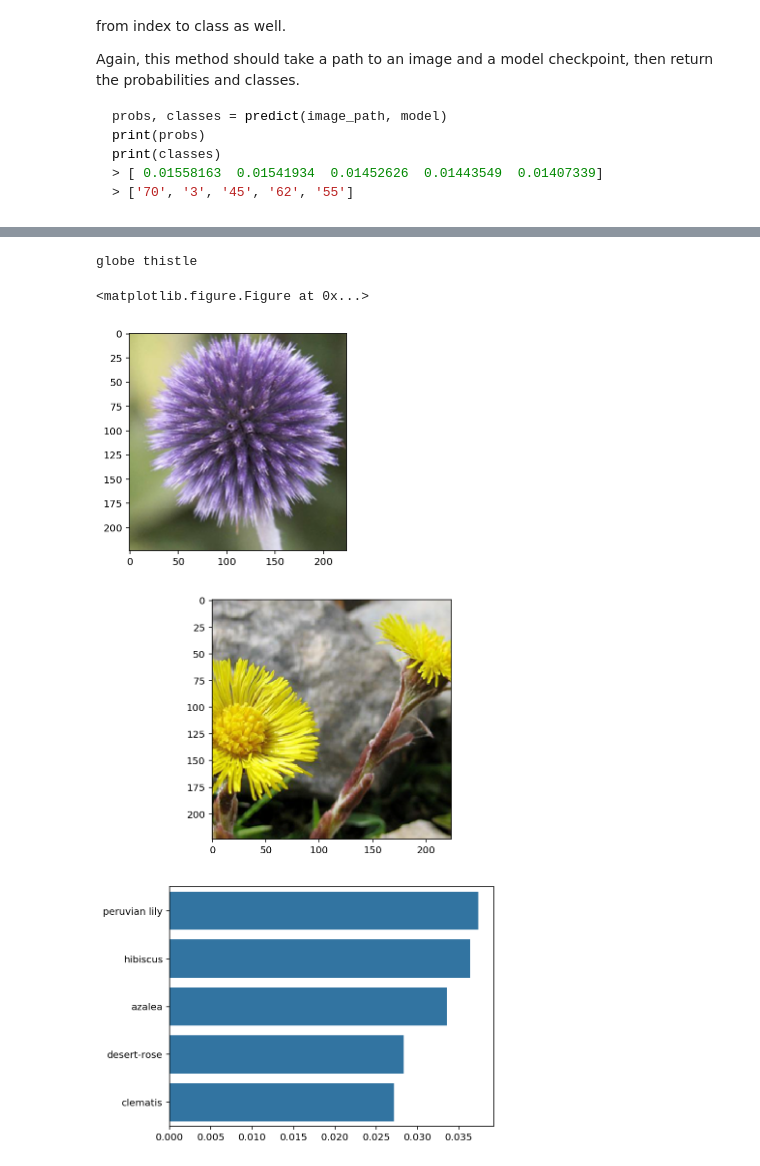
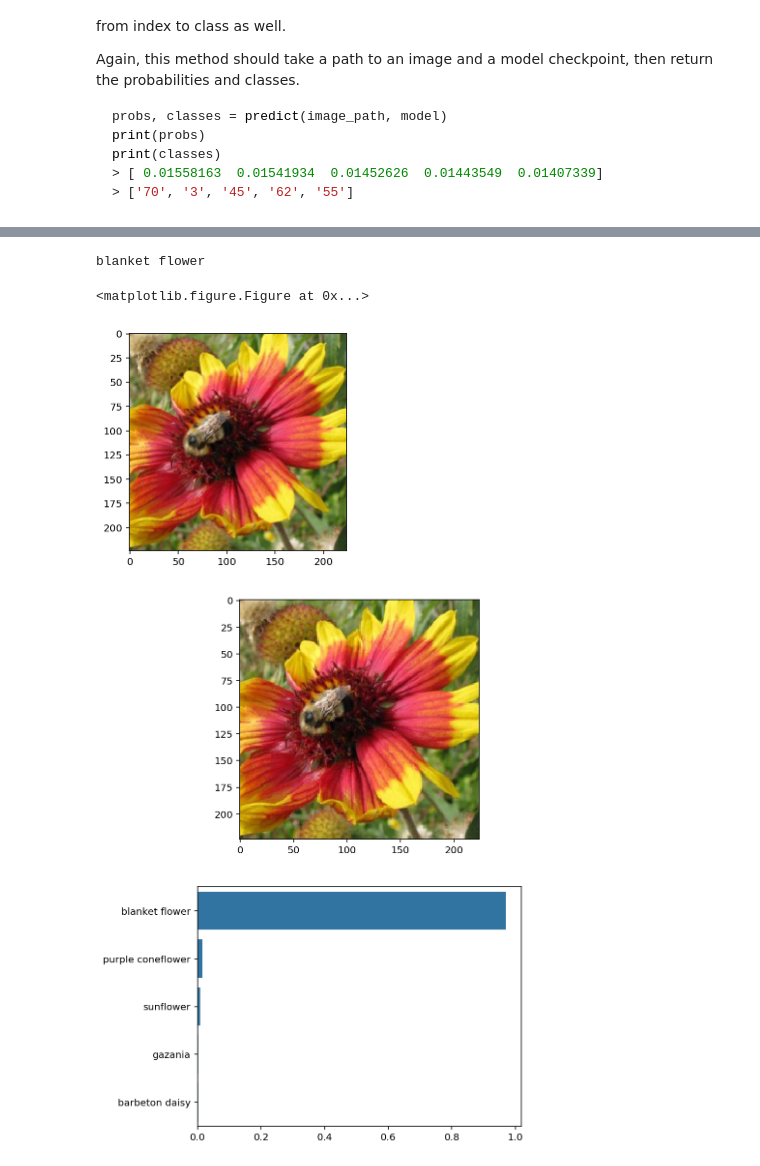
Before and after one commit to yueureka/UdacityDataScienceCourse, a Jupyter notebook: Image Classifier Project_Update2_18_2019.ipynb, the cells around one changed output, grey strips where cells are left out. Drawn from its saved outputs; the diff is of its cells as text; code cells hidden in the pictures.

Commit message:
Add files via upload
Add model.eval() before predict function,

````diff
--- a/Image Classifier Project_Update2_18_2019.ipynb
+++ b/Image Classifier Project_Update2_18_2019.ipynb
@@ -588,20 +624,25 @@ print(classes)
 > [ 0.01558163  0.01541934  0.01452626  0.01443549  0.01407339]
 > ['70', '3', '45', '62', '55']
 ```
+# %%
+image_path = 'flowers/test/1/image_06743.jpg'
+my_img = Image.open(image_path)
+#imshow(my_img)
+crop_image = process_image(my_img)
+test_img = torch.from_numpy(crop_image).type(torch.FloatTensor)
+test_img.unsqueeze_(0)
+#test_img = test_img.to('cuda')
+model=model.to('cuda')
 # %%
-image_path = 'flowers/test/1/image_06743.jpg'
-my_img = Image.open(image_path)
-#imshow(my_img)
-crop_image = process_image(my_img)
-test_img = torch.from_numpy(crop_image).type(torch.FloatTensor)
-test_img.unsqueeze_(0)
+result = model.forward(test_img.cuda())
+prob = torch.exp(result)
 
-result = model.forward(test_img)
-prob = torch.exp(result)
-print(prob)
 top_value, top_index = prob.topk(5)
-top_value = top_value.detach().numpy().tolist()[0]
-top_index = top_index.detach().numpy().tolist()[0]
+print(top_value)
+top_value = top_value.cpu().detach().numpy().tolist()[0]
+top_index = top_index.cpu().detach().numpy().tolist()[0]
+#top_value = top_value.detach().numpy().tolist()[0]
+#top_index = top_index.detach().numpy().tolist()[0]
 print("index:", top_index)
 print("Value:", top_value)
 idx_to_class = {val: key for key, val in model.class_to_idx.items()}
@@ -656,6 +666,7 @@ def predict(image_path, model, topk=5):
 
     image_input = torch.from_numpy(image).type(torch.FloatTensor)
     image_input.unsqueeze_(0)
+    model.eval()
     result = model.forward(image_input)
     prob = torch.exp(result)
     top_value, top_index = prob.topk(5)
@@ -696,7 +707,7 @@ def plot_solution(image_path, model):
     sns.barplot(x=probs, y=flowers, color=sns.color_palette()[0]);
     plt.show()
 # %%
-image_path = 'flowers/train/10/image_07086.jpg'
+image_path = 'flowers/test/100/image_07896.jpg'
 flower_num = image_path.split('/')[2]
 title_ = cat_to_name[flower_num]
 my_img = Image.open(image_path)
@@ -705,11 +716,11 @@ crop_image = process_image(my_img)
 imshow(crop_image, title=title_)
 print(title_)
 # %% [output]
-globe thistle
+blanket flower
 <matplotlib.figure.Figure at 0x...>
-[figure, old version]
+[figure, new version]
 # %%
 model = load_model('classifier.pth')
-plot_solution('flowers/train/12/image_03995.jpg', model)
+plot_solution('flowers/test/100/image_07896.jpg', model)
 # %% [output]
-[figure, old version]
+[figure, new version]
````
Also changed, not shown: parts of 8 cells of this notebook.
